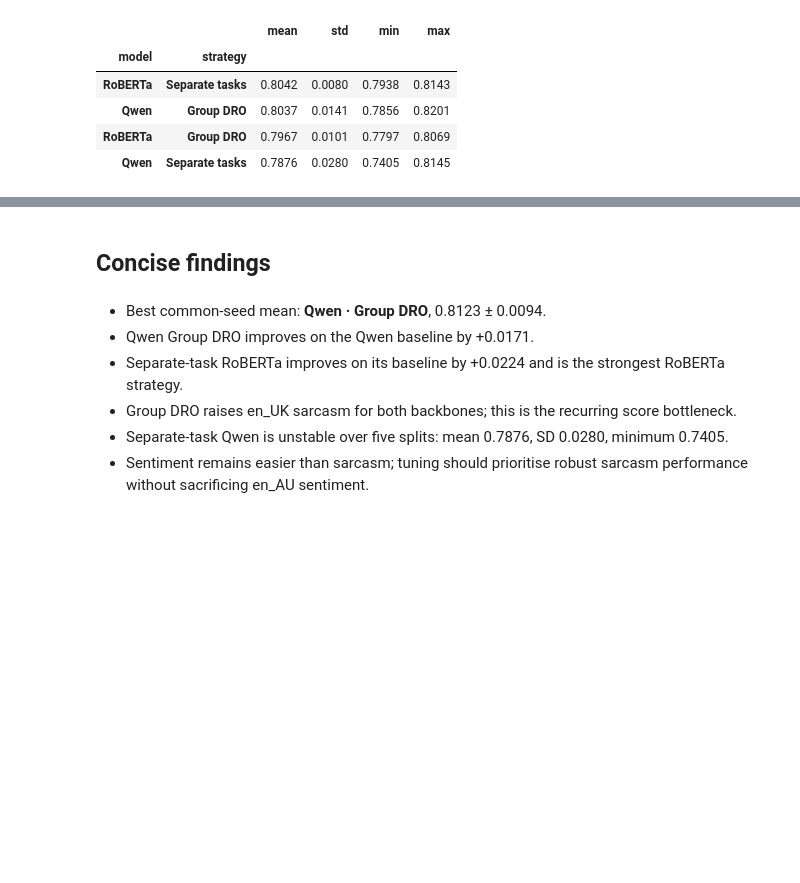
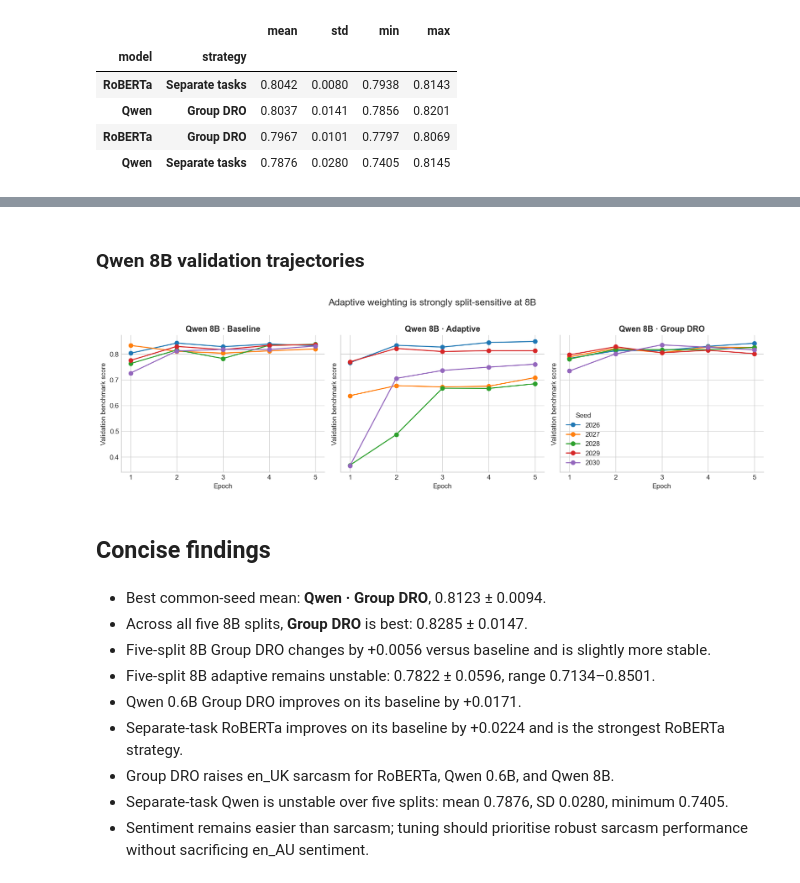
Before and after one commit to MaaxRen/ALTA2026, a Jupyter notebook: notebooks/training_results_analysis.ipynb, the cells around one changed output, grey strips where cells are left out. Drawn from its saved outputs; the diff is of its cells as text; code cells hidden in the pictures; blank space fills up the shorter version.

```diff
--- a/notebooks/training_results_analysis.ipynb
+++ b/notebooks/training_results_analysis.ipynb
@@ -224,3 +280,30 @@ display(extended_summary.style.format("{:.4f}"))
+# %% [markdown]
+### Qwen 8B validation trajectories
+# %%
+qwen8_runs = [run for run in RUNS if run.startswith("Qwen 8B")]
+history_rows = []
+for run in qwen8_runs:
+    _, directory, _, strategy = RUNS[run]
+    for seed in EXTENDED_SEEDS:
+        epoch_history = json.loads(
+            (RUN_ROOT / directory / f"seed_{seed}" / "history.json").read_text()
+        )
+        for epoch in epoch_history:
+            history_rows.append({"run": run, "strategy": strategy, "seed": seed, **epoch})
+qwen8_history = pd.DataFrame(history_rows)
+
+fig, axes = plt.subplots(1, 3, figsize=(14, 4), sharex=True, sharey=True)
+for ax, run in zip(axes, qwen8_runs):
+    for seed in EXTENDED_SEEDS:
+        part = qwen8_history[(qwen8_history.run == run) & (qwen8_history.seed == seed)]
+        ax.plot(part.epoch, part.selection_score, marker="o", label=str(seed))
+    ax.set_title(run); ax.set_xlabel("Epoch"); ax.set_xticks(range(1, 6))
+    ax.set_ylabel("Validation benchmark score")
+axes[-1].legend(title="Seed", frameon=False)
+fig.suptitle("Adaptive weighting is strongly split-sensitive at 8B", y=1.02, fontsize=14)
+fig.tight_layout(); plt.show()
+# %% [output]
+[figure, added]
 # %% [markdown]
 ## Concise findings
 # %%
@@ -232,19 +315,29 @@ best_run = ranked.index[0]
 qwen_group_gain = mean_score("Qwen", "Group DRO") - mean_score("Qwen", "Baseline")
 roberta_separate_gain = mean_score("RoBERTa", "Separate tasks") - mean_score("RoBERTa", "Baseline")
 qwen_separate = extended[(extended.model == "Qwen") & (extended.strategy == "Separate tasks")].benchmark_score
+qwen8_ranked = (qwen8_five.groupby("strategy").benchmark_score
+                .agg(["mean", "std", "min", "max"]).sort_values("mean", ascending=False))
+qwen8_group_delta = (qwen8_ranked.loc["Group DRO", "mean"]
+                     - qwen8_ranked.loc["Baseline", "mean"])
 
 display(Markdown(f'''\
 - Best common-seed mean: **{best_run}**, {ranked.iloc[0]['mean']:.4f} ± {ranked.iloc[0]['std']:.4f}.
-- Qwen Group DRO improves on the Qwen baseline by {qwen_group_gain:+.4f}.
+- Across all five 8B splits, **{qwen8_ranked.index[0]}** is best: {qwen8_ranked.iloc[0]['mean']:.4f} ± {qwen8_ranked.iloc[0]['std']:.4f}.
+- Five-split 8B Group DRO changes by {qwen8_group_delta:+.4f} versus baseline and is slightly more stable.
+- Five-split 8B adaptive remains unstable: {qwen8_ranked.loc['Adaptive', 'mean']:.4f} ± {qwen8_ranked.loc['Adaptive', 'std']:.4f}, range {qwen8_ranked.loc['Adaptive', 'min']:.4f}–{qwen8_ranked.loc['Adaptive', 'max']:.4f}.
+- Qwen 0.6B Group DRO improves on its baseline by {qwen_group_gain:+.4f}.
 - Separate-task RoBERTa improves on its baseline by {roberta_separate_gain:+.4f} and is the strongest RoBERTa strategy.
-- Group DRO raises en_UK sarcasm for both backbones; this is the recurring score bottleneck.
+- Group DRO raises en_UK sarcasm for RoBERTa, Qwen 0.6B, and Qwen 8B.
 - Separate-task Qwen is unstable over five splits: mean {qwen_separate.mean():.4f}, SD {qwen_separate.std():.4f}, minimum {qwen_separate.min():.4f}.
 - Sentiment remains easier than sarcasm; tuning should prioritise robust sarcasm performance without sacrificing en_AU sentiment.
 '''))
 # %% [output]
 - Best common-seed mean: **Qwen · Group DRO**, 0.8123 ± 0.0094.
-- Qwen Group DRO improves on the Qwen baseline by +0.0171.
+- Across all five 8B splits, **Group DRO** is best: 0.8285 ± 0.0147.
+- Five-split 8B Group DRO changes by +0.0056 versus baseline and is slightly more stable.
+- Five-split 8B adaptive remains unstable: 0.7822 ± 0.0596, range 0.7134–0.8501.
+- Qwen 0.6B Group DRO improves on its baseline by +0.0171.
 - Separate-task RoBERTa improves on its baseline by +0.0224 and is the strongest RoBERTa strategy.
-- Group DRO raises en_UK sarcasm for both backbones; this is the recurring score bottleneck.
+- Group DRO raises en_UK sarcasm for RoBERTa, Qwen 0.6B, and Qwen 8B.
 - Separate-task Qwen is unstable over five splits: mean 0.7876, SD 0.0280, minimum 0.7405.
 - Sentiment remains easier than sarcasm; tuning should prioritise robust sarcasm performance without sacrificing en_AU sentiment.
```
Also changed, not shown: parts of 10 cells of this notebook, 10 other files.
